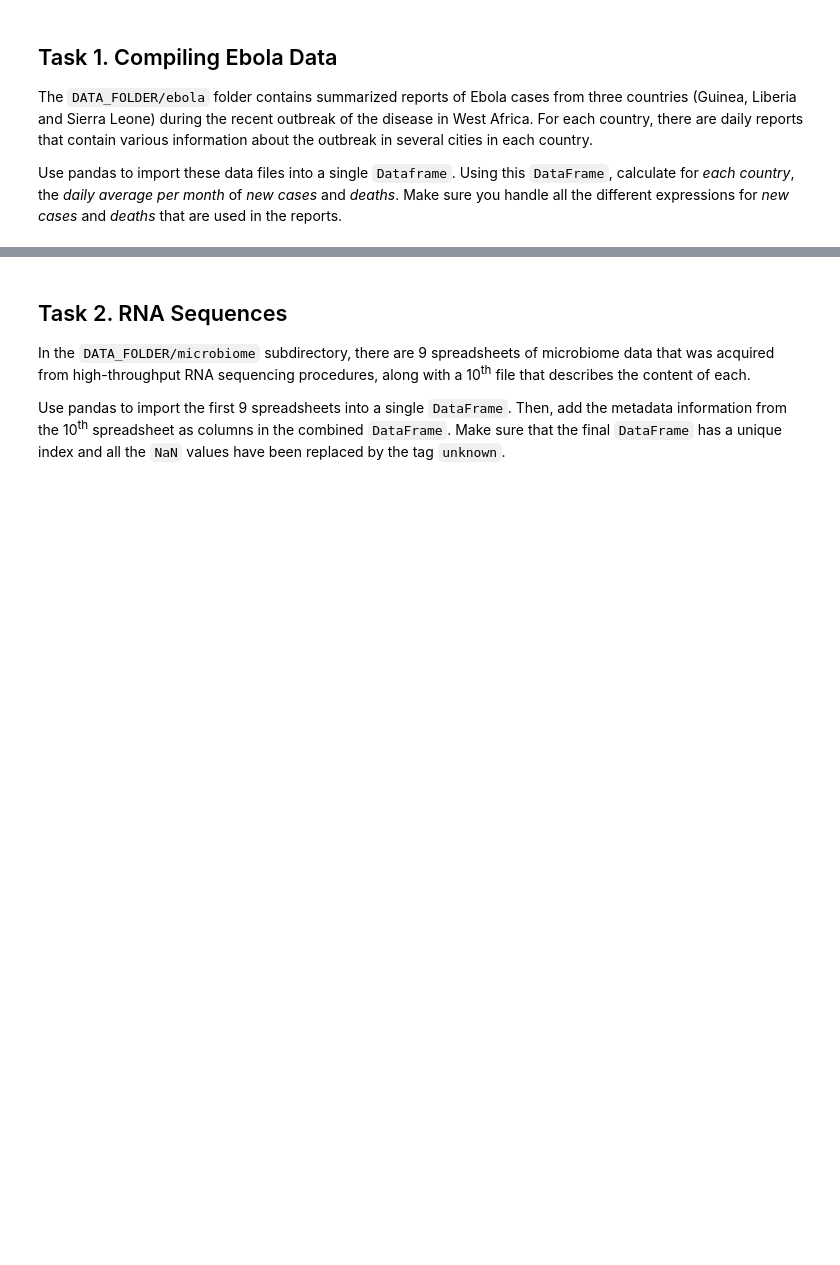
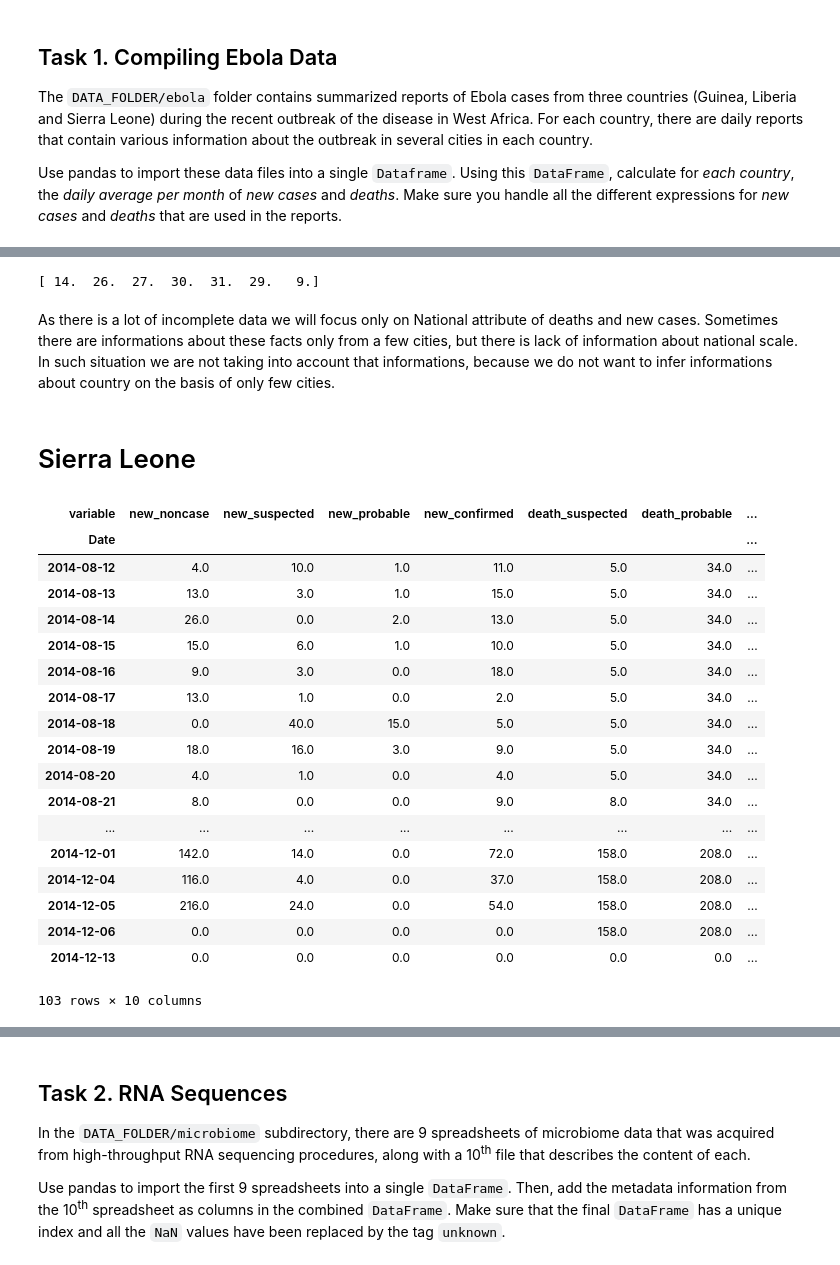
Before and after one commit to adamkozak/ADA2017-project, a Jupyter notebook: Homework/01 - Pandas and Data Wrangling/Homework 1.ipynb, the cells around one changed output, grey strips where cells are left out. Cells and saved outputs as stored; diff of their text form; code cells hidden in the pictures; blank space fills up the shorter version.

```diff
--- a/Homework/01 - Pandas and Data Wrangling/Homework 1.ipynb
+++ b/Homework/01 - Pandas and Data Wrangling/Homework 1.ipynb
@@ -17,0 +31,8 @@ Make sure you handle all the different expressions for *new cases* and *deaths*
+# %%
+file_list = []
+for path, subdirs, files in os.walk("./" + DATA_FOLDER + "/ebola/"):
+    for name in files:
+        if(name.split(".")[-1]) == "csv":
+            file_list.append(os.path.join(path, name))
+
+file_list[:10]
@@ -17,0 +178,8 @@ Make sure you handle all the different expressions for *new cases* and *deaths*
+# %%
+print(number_of_days(liberia))
+# %% [output]
+[ 14.  26.  27.  30.  31.  29.   9.]
+# %% [markdown]
+As there is a lot of incomplete data we will focus only on National attribute of deaths and new cases. Sometimes there are informations about these facts only from a few cities, but there is lack of information about national scale. In such situation we are not taking into account that informations, because we do not want to infer informations about country on the basis of only few cities.
+# %% [markdown]
+# Sierra Leone
@@ -17,0 +209,23 @@ Make sure you handle all the different expressions for *new cases* and *deaths*
+# %%
+sl = read_data_sl([file for file in file_list if file.split("/")[3][:-5] == 'sl'], columns = new_cases_deaths_sl)
+sl
+# %% [output]
+| variable | new_noncase | new_suspected | new_probable | new_confirmed | death_suspected | death_probable | ... |
+| Date |  |  |  |  |  |  | ... |
+| 2014-08-12 | 4.0 | 10.0 | 1.0 | 11.0 | 5.0 | 34.0 | ... |
+| 2014-08-13 | 13.0 | 3.0 | 1.0 | 15.0 | 5.0 | 34.0 | ... |
+| 2014-08-14 | 26.0 | 0.0 | 2.0 | 13.0 | 5.0 | 34.0 | ... |
+| 2014-08-15 | 15.0 | 6.0 | 1.0 | 10.0 | 5.0 | 34.0 | ... |
+| 2014-08-16 | 9.0 | 3.0 | 0.0 | 18.0 | 5.0 | 34.0 | ... |
+| 2014-08-17 | 13.0 | 1.0 | 0.0 | 2.0 | 5.0 | 34.0 | ... |
+| 2014-08-18 | 0.0 | 40.0 | 15.0 | 5.0 | 5.0 | 34.0 | ... |
+| 2014-08-19 | 18.0 | 16.0 | 3.0 | 9.0 | 5.0 | 34.0 | ... |
+| 2014-08-20 | 4.0 | 1.0 | 0.0 | 4.0 | 5.0 | 34.0 | ... |
+| 2014-08-21 | 8.0 | 0.0 | 0.0 | 9.0 | 8.0 | 34.0 | ... |
+| ... | ... | ... | ... | ... | ... | ... | ... |
+| 2014-12-01 | 142.0 | 14.0 | 0.0 | 72.0 | 158.0 | 208.0 | ... |
+| 2014-12-04 | 116.0 | 4.0 | 0.0 | 37.0 | 158.0 | 208.0 | ... |
+| 2014-12-05 | 216.0 | 24.0 | 0.0 | 54.0 | 158.0 | 208.0 | ... |
+| 2014-12-06 | 0.0 | 0.0 | 0.0 | 0.0 | 158.0 | 208.0 | ... |
+| 2014-12-13 | 0.0 | 0.0 | 0.0 | 0.0 | 0.0 | 0.0 | ... |
+103 rows × 10 columns
```
Also changed, not shown: parts of 52 cells of this notebook.
